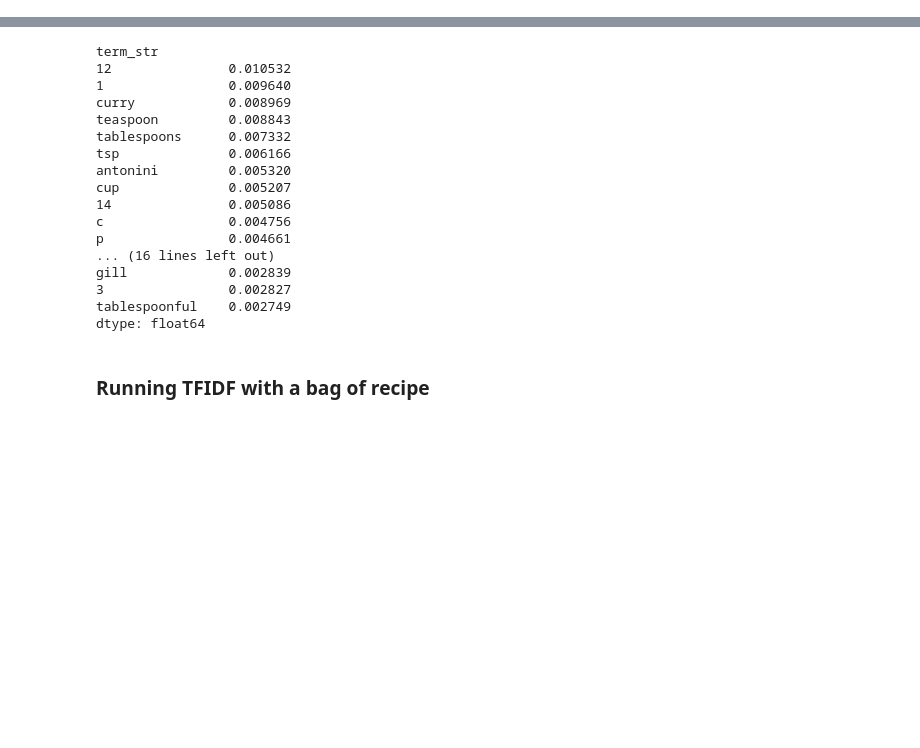
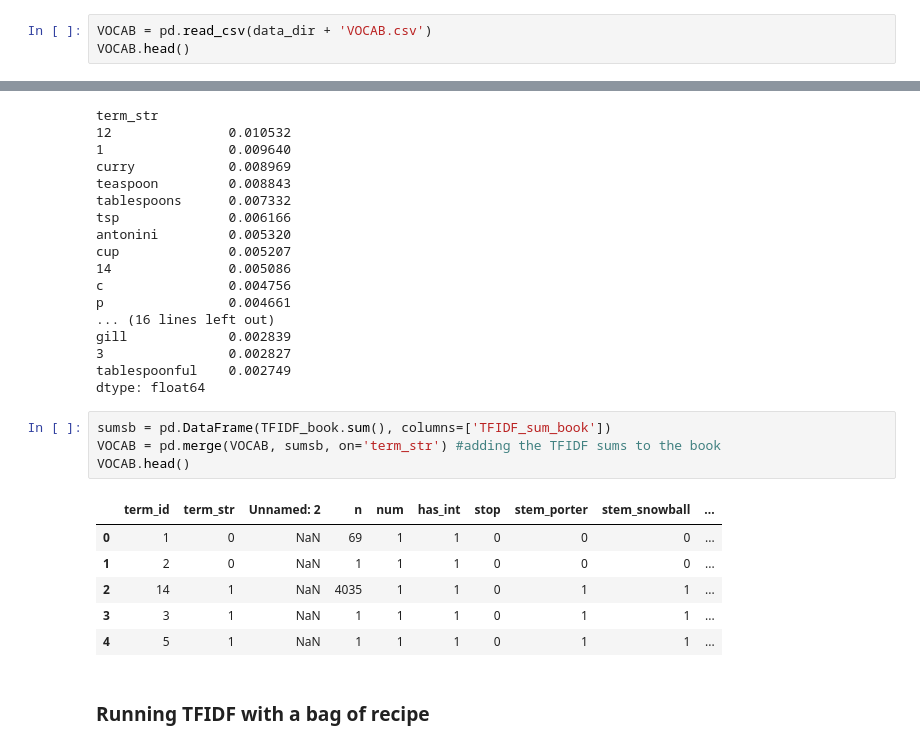
Before and after one commit to brigittehogan/Cookbook-Analytics, a Jupyter notebook: TFIDF.ipynb, the cells around one changed output, grey strips where cells are left out. Cells and saved outputs as stored; diff of their text form; blank space fills up the shorter version.

```diff
--- a/TFIDF.ipynb
+++ b/TFIDF.ipynb
@@ -167,3 +167,6 @@ LIB
 | 17 | 53521 | Cookbooks\Murrey | Thomas J. Murrey | 1888 | Oysters and Fish | Cookbooks\Murrey1888_Fish_pg53521... | late1800s |
 | 18 | 54568 | Cookbooks\Boland | Mary A. Boland | 1893 | A Handbook of Invalid Cooking | Cookbooks\Boland1893_Invalid_pg54... | late1800s |
 | 19 | 61185 | Cookbooks\Payne | Arthur Gay Payne | 1877 | Common - Sense Papers on Cookery | Cookbooks\Payne1877_CSPC_pg61185.txt | late1800s |
+# %%
+VOCAB = pd.read_csv(data_dir + 'VOCAB.csv')
+VOCAB.head()
@@ -224,6 +234,17 @@ gill             0.002839
 3                0.002827
 tablespoonful    0.002749
 dtype: float64
+# %%
+sumsb = pd.DataFrame(TFIDF_book.sum(), columns=['TFIDF_sum_book'])
+VOCAB = pd.merge(VOCAB, sumsb, on='term_str') #adding the TFIDF sums to the book
+VOCAB.head()
+# %% [output]
+|  | term_id | term_str | Unnamed: 2 | n | num | has_int | stop | stem_porter | stem_snowball | ... |
+| 0 | 1 | 0 | NaN | 69 | 1 | 1 | 0 | 0 | 0 | ... |
+| 1 | 2 | 0 | NaN | 1 | 1 | 1 | 0 | 0 | 0 | ... |
+| 2 | 14 | 1 | NaN | 4035 | 1 | 1 | 0 | 1 | 1 | ... |
+| 3 | 3 | 1 | NaN | 1 | 1 | 1 | 0 | 1 | 1 | ... |
+| 4 | 5 | 1 | NaN | 1 | 1 | 1 | 0 | 1 | 1 | ... |
 # %% [markdown]
 ### Running TFIDF with a bag of recipe
 # %%
```
Also changed, not shown: parts of 7 cells of this notebook.
